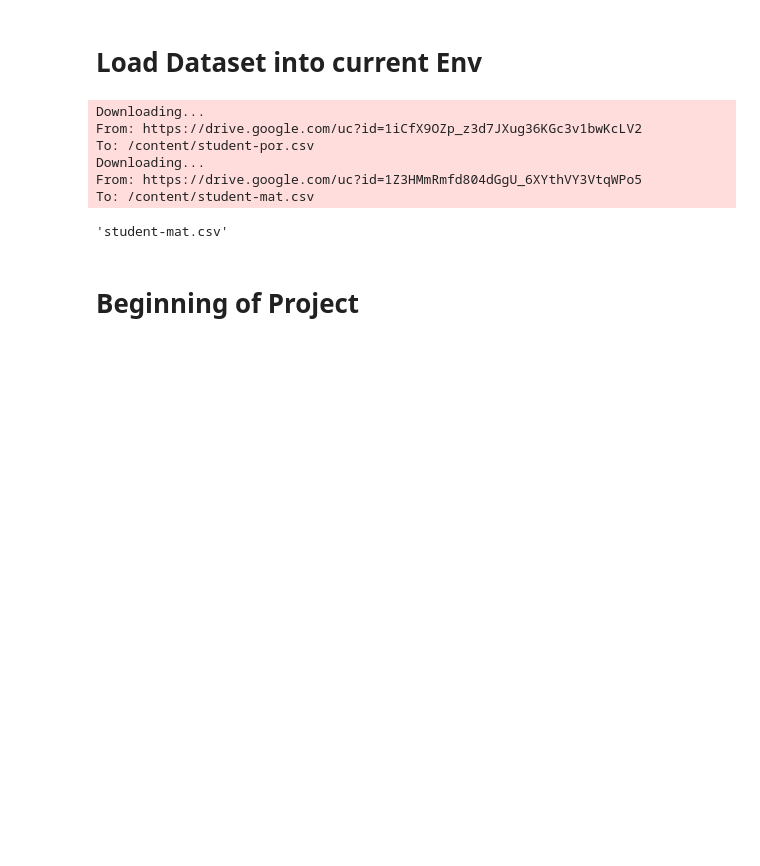
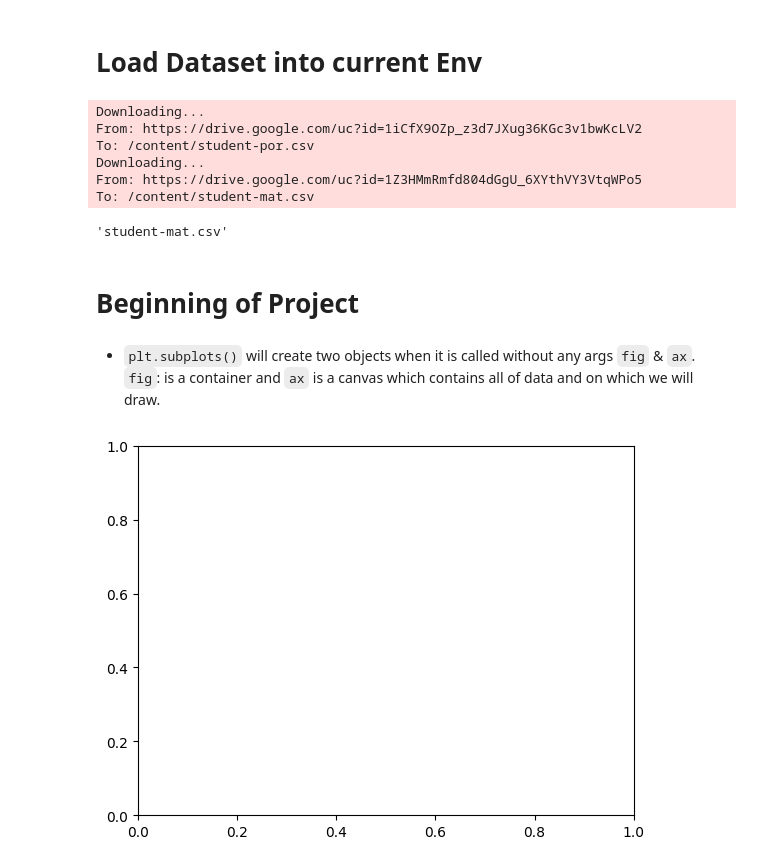
Before and after one commit to shant-kolekar/dataAnalyticsEssentialModules, a Jupyter notebook: matplotlib.ipynb, the cells around one changed output. Saved outputs shown, nothing was run; the diff lists cells and outputs as text; code cells hidden in the pictures; blank space fills up the shorter version.

Commit message:
basic mpl plots

```diff
--- a/matplotlib.ipynb
+++ b/matplotlib.ipynb
@@ -94,0 +98,7 @@ import matplotlib.pyplot as plt
+# %% [markdown]
+* `plt.subplots()` will create two objects when it is called without any args `fig` & `ax`. `fig`: is a container and `ax` is a canvas which contains all of data and on which we will draw.
+# %%
+fig, ax = plt.subplots()
+plt.show()
+# %% [output]
+[figure, added]
```
Also changed, not shown: parts of 10 cells of this notebook.
